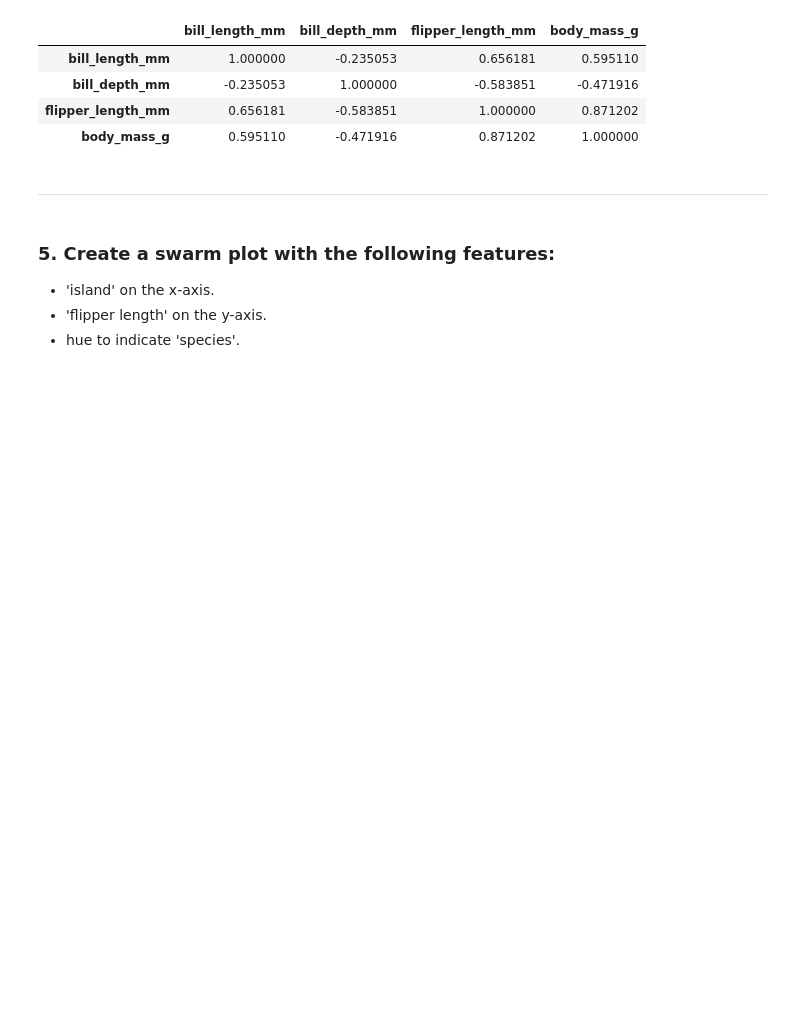
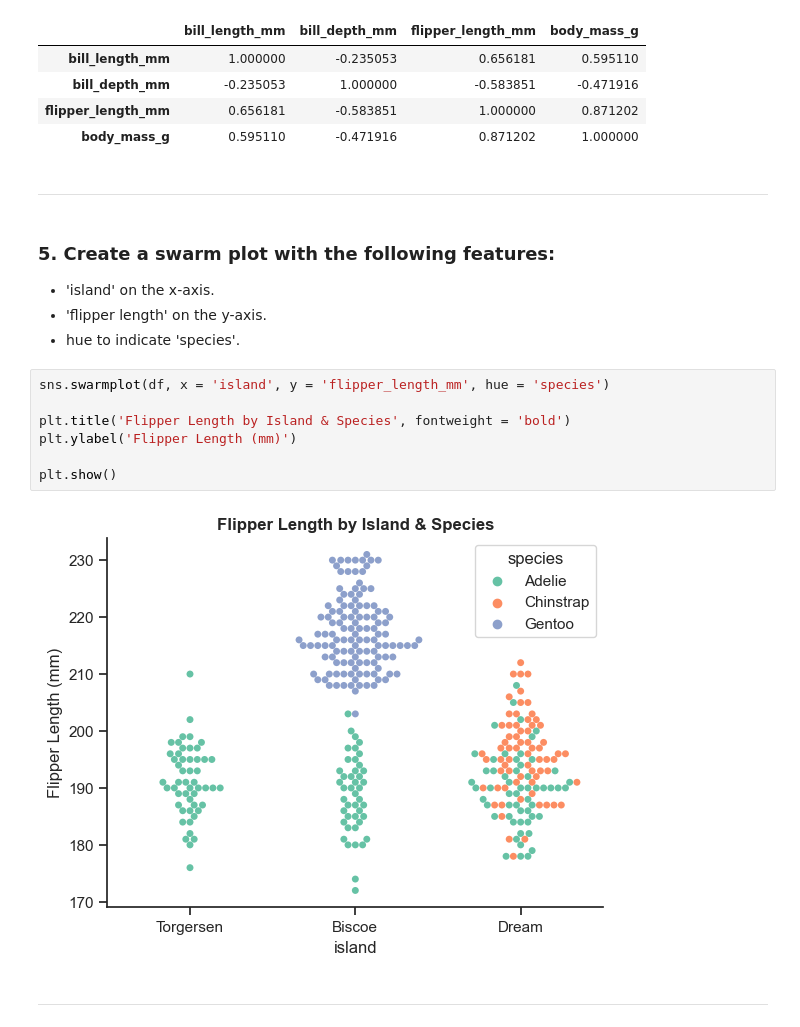
Before and after one commit to valeriemagalong/Val-Practices-Python, a Jupyter notebook: Penguins_Seaborn/Seaborn_Practice_Penguins_Data.ipynb, the cells around one changed output. Saved outputs shown, nothing was run; the diff lists cells and outputs as text; blank space fills up the shorter version.

```diff
--- a/Penguins_Seaborn/Seaborn_Practice_Penguins_Data.ipynb
+++ b/Penguins_Seaborn/Seaborn_Practice_Penguins_Data.ipynb
@@ -204,3 +204,14 @@ corr_matrix
 * 'island' on the x-axis.
 * 'flipper length' on the y-axis.
 * hue to indicate 'species'.
+# %%
+sns.swarmplot(df, x = 'island', y = 'flipper_length_mm', hue = 'species')
+
+plt.title('Flipper Length by Island & Species', fontweight = 'bold')
+plt.ylabel('Flipper Length (mm)')
+
+plt.show()
+# %% [output]
+[figure, added]
+# %% [markdown]
+---
```
Also changed, not shown: parts of 1 cell of this notebook.
